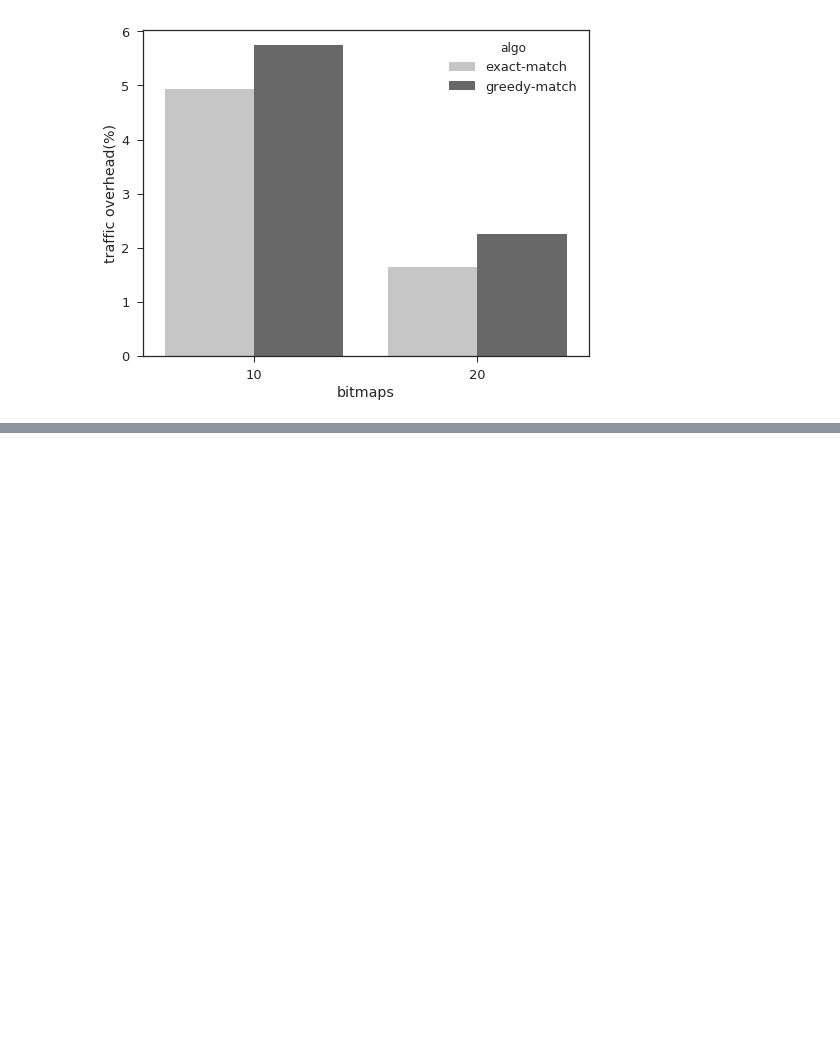
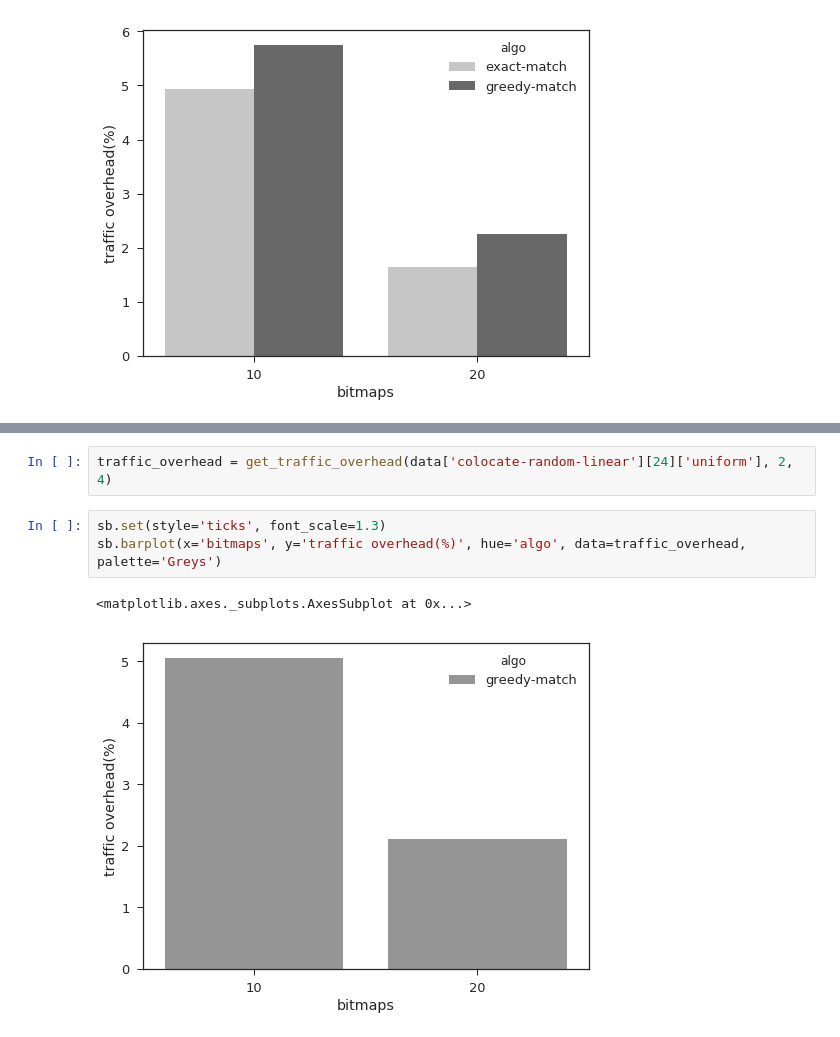
Before and after one commit to Elmo-MCast/numerical-evals, a Jupyter notebook: notebooks/baseerat.ipynb, the cells around one changed output, grey strips where cells are left out. Saved outputs shown, nothing was run; the diff lists cells and outputs as text; blank space fills up the shorter version.

```diff
--- a/notebooks/baseerat.ipynb
+++ b/notebooks/baseerat.ipynb
@@ -330,0 +359,8 @@ sb.barplot(x='bitmaps', y='traffic overhead(%)', hue='algo', data=traffic_overhe
+# %%
+traffic_overhead = get_traffic_overhead(data['colocate-random-linear'][24]['uniform'], 2, 4)
+# %%
+sb.set(style='ticks', font_scale=1.3)
+sb.barplot(x='bitmaps', y='traffic overhead(%)', hue='algo', data=traffic_overhead, palette='Greys')
+# %% [output]
+<matplotlib.axes._subplots.AxesSubplot at 0x...>
+[figure, added]
```
Also changed, not shown: parts of 8 cells of this notebook.
